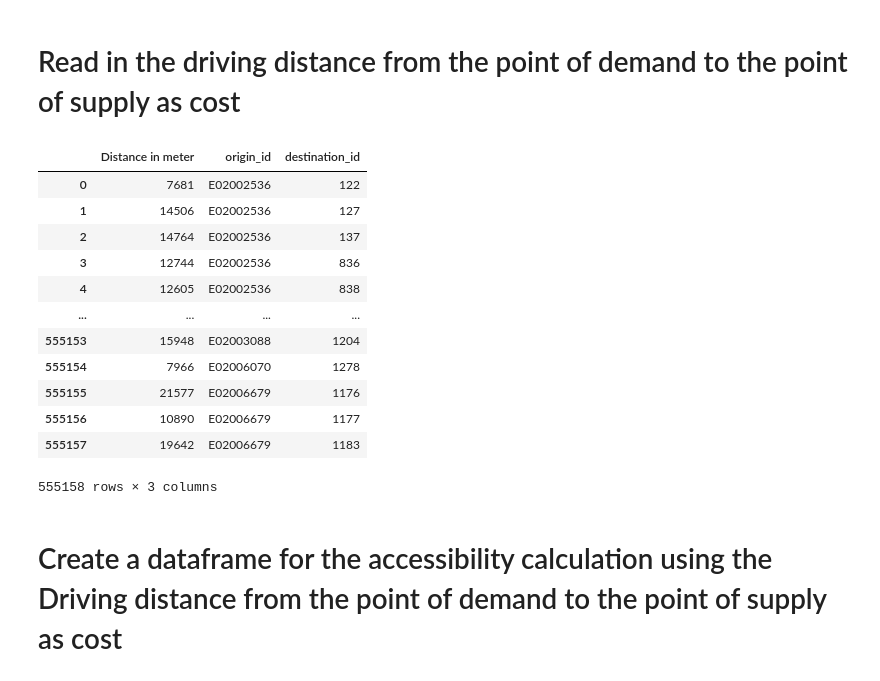
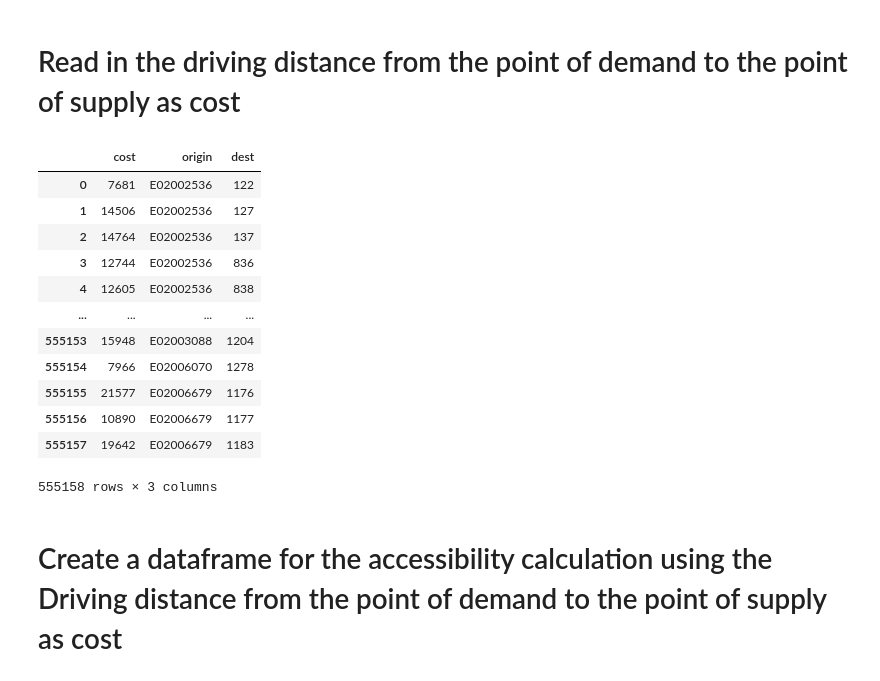
Before and after one commit to LingruFeng/dissertation, a Jupyter notebook: data_github/MSOA_test_70+.ipynb, the cells around one changed output. Cells and saved outputs as stored; diff of their text form; code cells hidden in the pictures.

```diff
--- a/data_github/MSOA_test_70+.ipynb
+++ b/data_github/MSOA_test_70+.ipynb
@@ -85,9 +104,10 @@ There are 555158 pairs of distances that meet the requirement.
 # Read in the driving distance from the point of demand to the point of supply as cost
 # %%
 distance_cost_df = pd.read_csv('https://raw.githubusercontent.com/LingruFeng/dissertation/main/data_github/distance_cost_final.csv')
+distance_cost_df = distance_cost_df.rename(columns={"Distance in meter": "cost", "origin_id": "origin", "destination_id": "dest"})
 distance_cost_df
 # %% [output]
-|  | Distance in meter | origin_id | destination_id |
+|  | cost | origin | dest |
 | 0 | 7681 | E02002536 | 122 |
 | 1 | 14506 | E02002536 | 127 |
 | 2 | 14764 | E02002536 | 137 |
```
Also changed, not shown: parts of 92 cells of this notebook.
